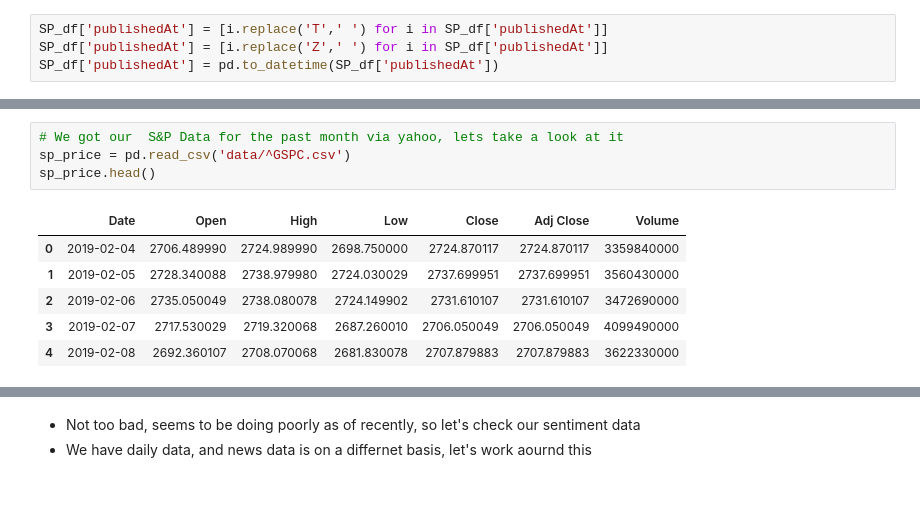
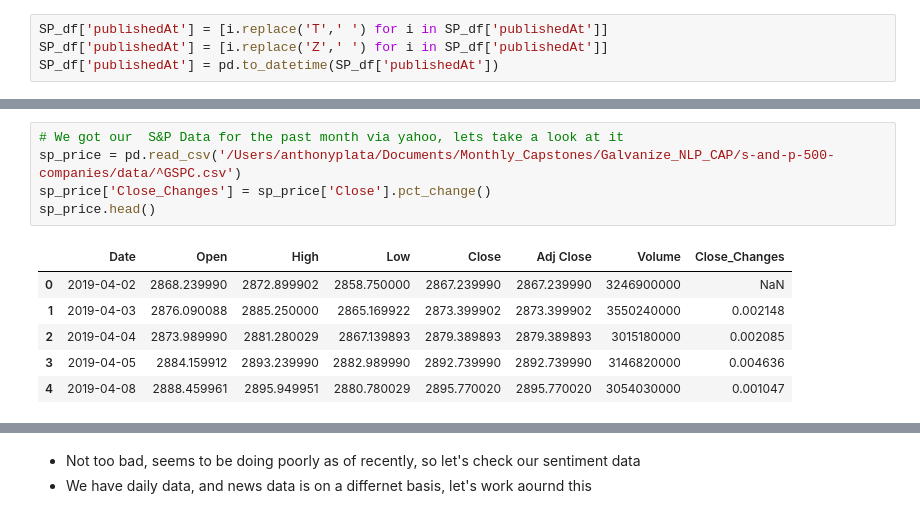
Before and after one commit to EdwardPlata/GSchool-Capstone, a Jupyter notebook: Getting_Data.ipynb, the cells around one changed output, grey strips where cells are left out. Drawn from its saved outputs; the diff is of its cells as text.

Commit message:
Version 2 of Getting_Data notebook
Integration of plotly and more data cleaning

```diff
--- a/Getting_Data.ipynb
+++ b/Getting_Data.ipynb
@@ -165,13 +179,14 @@ df.head()
 # %%
 # We got our  S&P Data for the past month via yahoo, lets take a look at it
-sp_price = pd.read_csv('data/^GSPC.csv')
+sp_price = pd.read_csv('/Users/anthonyplata/Documents/Monthly_Capstones/Galvanize_NLP_CAP/s-and-p-500-companies/data/^GSPC.csv')
+sp_price['Close_Changes'] = sp_price['Close'].pct_change()
 sp_price.head()
 # %% [output]
-|  | Date | Open | High | Low | Close | Adj Close | Volume |
-| 0 | 2019-02-04 | 2706.489990 | 2724.989990 | 2698.750000 | 2724.870117 | 2724.870117 | 3359840000 |
-| 1 | 2019-02-05 | 2728.340088 | 2738.979980 | 2724.030029 | 2737.699951 | 2737.699951 | 3560430000 |
-| 2 | 2019-02-06 | 2735.050049 | 2738.080078 | 2724.149902 | 2731.610107 | 2731.610107 | 3472690000 |
-| 3 | 2019-02-07 | 2717.530029 | 2719.320068 | 2687.260010 | 2706.050049 | 2706.050049 | 4099490000 |
-| 4 | 2019-02-08 | 2692.360107 | 2708.070068 | 2681.830078 | 2707.879883 | 2707.879883 | 3622330000 |
+|  | Date | Open | High | Low | Close | Adj Close | Volume | Close_Changes |
+| 0 | 2019-04-02 | 2868.239990 | 2872.899902 | 2858.750000 | 2867.239990 | 2867.239990 | 3246900000 | NaN |
+| 1 | 2019-04-03 | 2876.090088 | 2885.250000 | 2865.169922 | 2873.399902 | 2873.399902 | 3550240000 | 0.002148 |
+| 2 | 2019-04-04 | 2873.989990 | 2881.280029 | 2867.139893 | 2879.389893 | 2879.389893 | 3015180000 | 0.002085 |
+| 3 | 2019-04-05 | 2884.159912 | 2893.239990 | 2882.989990 | 2892.739990 | 2892.739990 | 3146820000 | 0.004636 |
+| 4 | 2019-04-08 | 2888.459961 | 2895.949951 | 2880.780029 | 2895.770020 | 2895.770020 | 3054030000 | 0.001047 |
 # %%
 px.line(sp_price, x='Date',y='Close')
```
Also changed, not shown: parts of 44 cells of this notebook.
